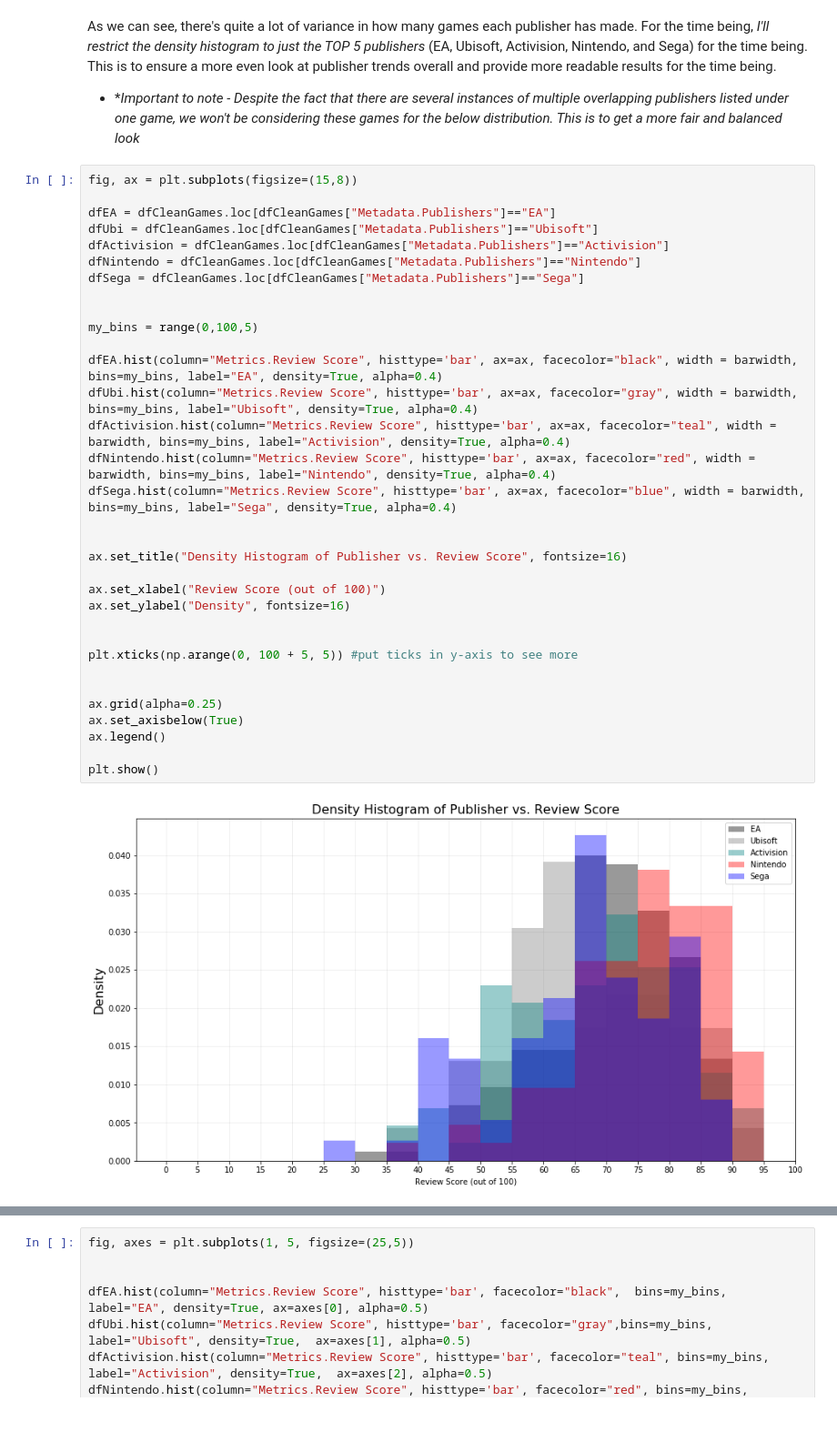
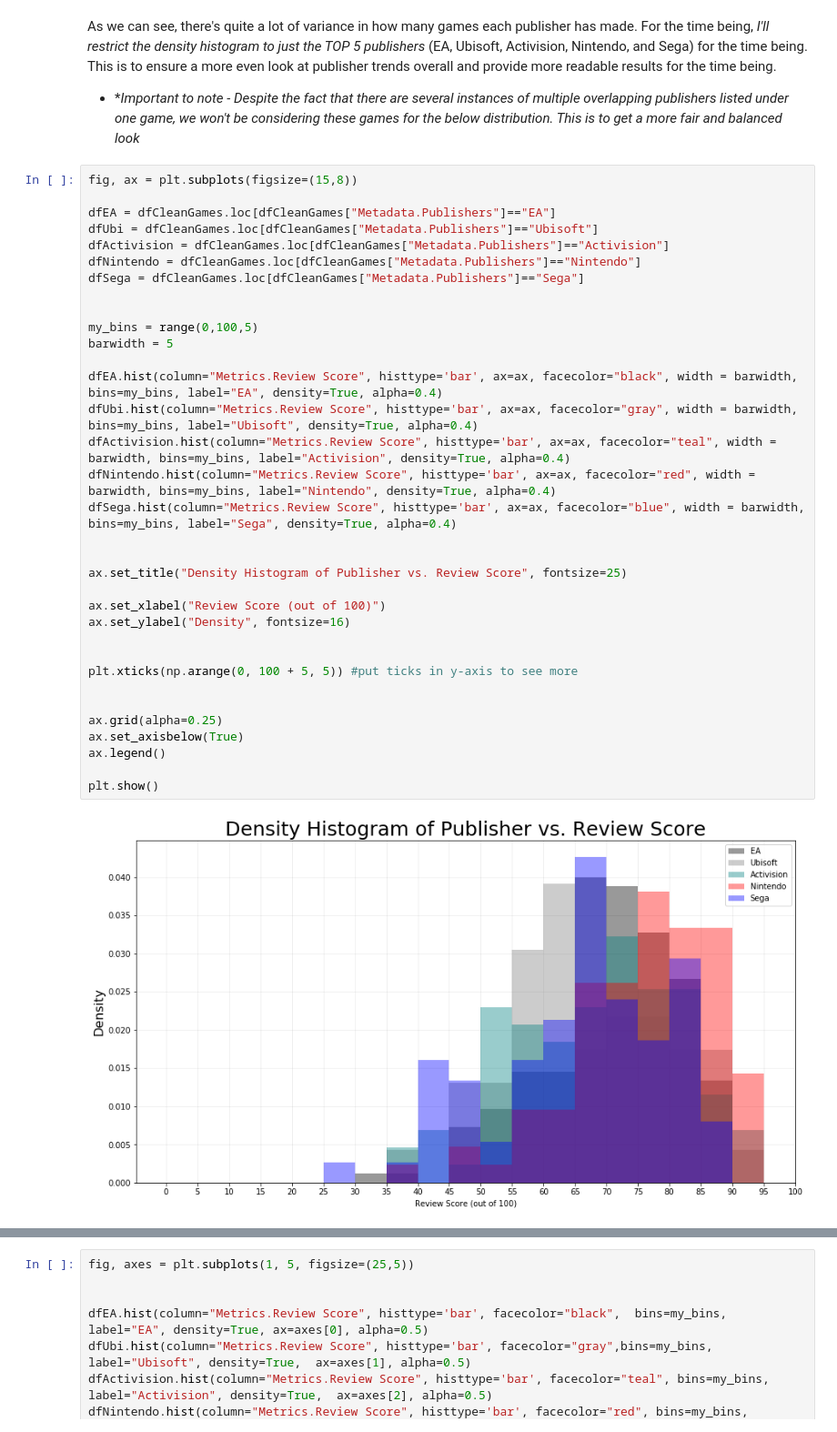
Before and after one commit to RadArcadeKid/probability-final, a Jupyter notebook: FinalProject_Pantleo_Henson_checkpoint2.ipynb, the cells around one changed output, grey strips where cells are left out. Shown at 91% size. Cells and saved outputs as stored; diff of their text form.

```diff
--- a/FinalProject_Pantleo_Henson_checkpoint2.ipynb
+++ b/FinalProject_Pantleo_Henson_checkpoint2.ipynb
@@ -536,33 +540,34 @@ fig, ax = plt.subplots(figsize=(15,8))
 dfEA = dfCleanGames.loc[dfCleanGames["Metadata.Publishers"]=="EA"]
 dfUbi = dfCleanGames.loc[dfCleanGames["Metadata.Publishers"]=="Ubisoft"]
 dfActivision = dfCleanGames.loc[dfCleanGames["Metadata.Publishers"]=="Activision"]
 dfNintendo = dfCleanGames.loc[dfCleanGames["Metadata.Publishers"]=="Nintendo"]
 dfSega = dfCleanGames.loc[dfCleanGames["Metadata.Publishers"]=="Sega"]
 
 
 my_bins = range(0,100,5)
+barwidth = 5
 
 dfEA.hist(column="Metrics.Review Score", histtype='bar', ax=ax, facecolor="black", width = barwidth, bins=my_bins, label="EA", density=True, alpha=0.4)
 dfUbi.hist(column="Metrics.Review Score", histtype='bar', ax=ax, facecolor="gray", width = barwidth, bins=my_bins, label="Ubisoft", density=True, alpha=0.4)
 dfActivision.hist(column="Metrics.Review Score", histtype='bar', ax=ax, facecolor="teal", width = barwidth, bins=my_bins, label="Activision", density=True, alpha=0.4)
 dfNintendo.hist(column="Metrics.Review Score", histtype='bar', ax=ax, facecolor="red", width = barwidth, bins=my_bins, label="Nintendo", density=True, alpha=0.4)
 dfSega.hist(column="Metrics.Review Score", histtype='bar', ax=ax, facecolor="blue", width = barwidth, bins=my_bins, label="Sega", density=True, alpha=0.4)
 
 
-ax.set_title("Density Histogram of Publisher vs. Review Score", fontsize=16)
+ax.set_title("Density Histogram of Publisher vs. Review Score", fontsize=25)
 
 ax.set_xlabel("Review Score (out of 100)")
 ax.set_ylabel("Density", fontsize=16)
 
 
 plt.xticks(np.arange(0, 100 + 5, 5)) #put ticks in y-axis to see more
 
 
 ax.grid(alpha=0.25)
 ax.set_axisbelow(True)
 ax.legend()
 
 plt.show()
 # %% [output]
-[figure, old version]
+[figure, new version]
 # %% [markdown]
```
Also changed, not shown: parts of 28 cells of this notebook, 3 other files.
